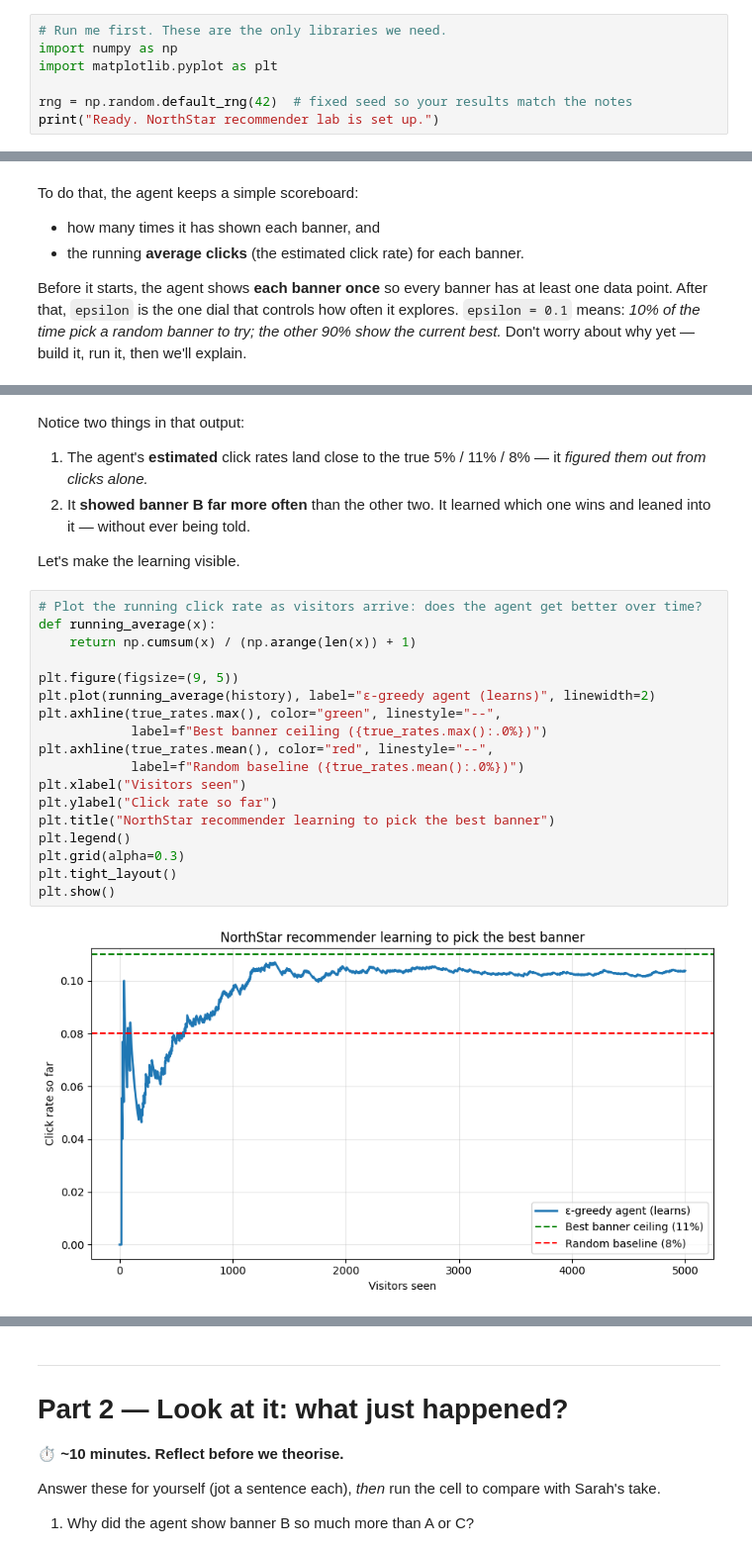
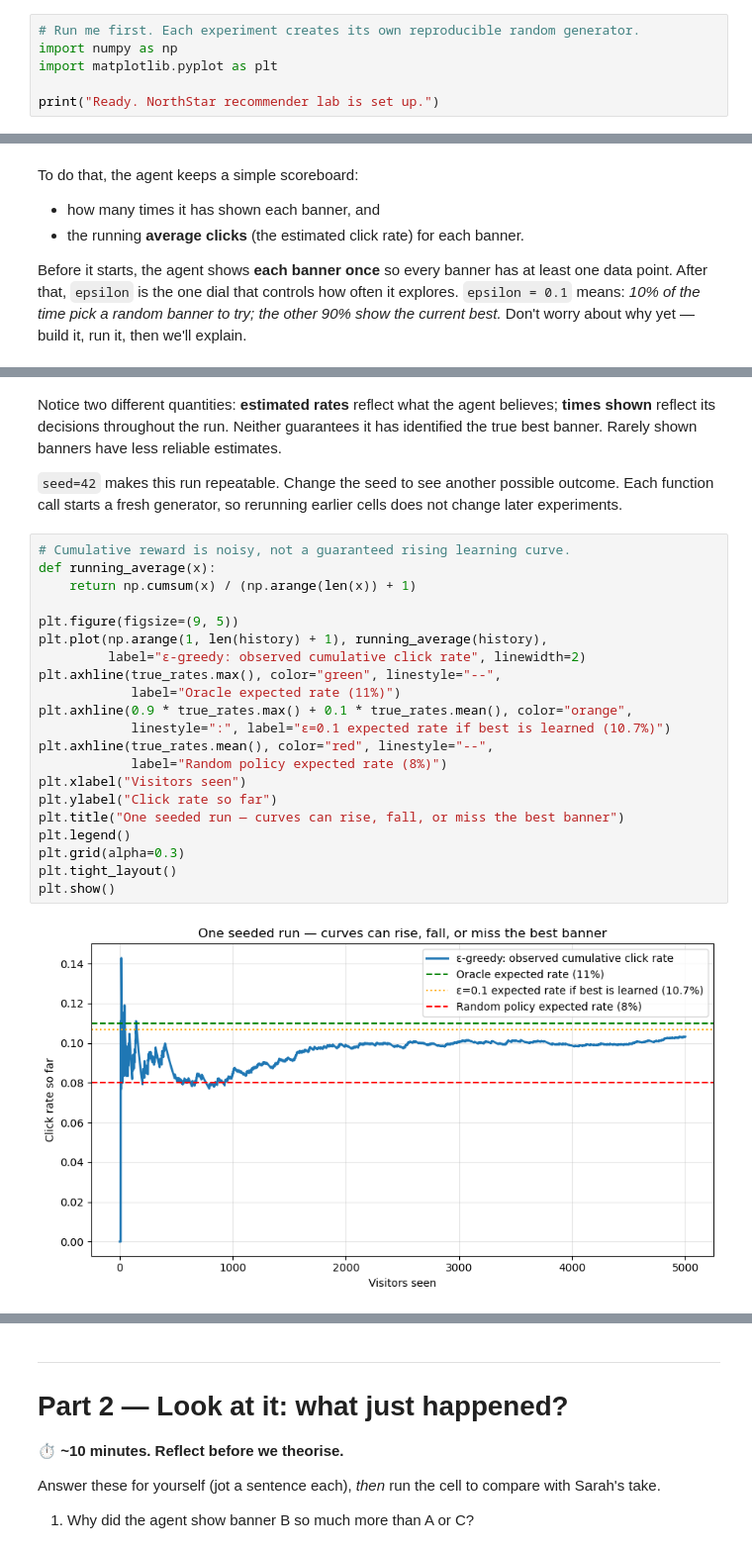
Before and after one commit to flexfengfeng/L11-reinforcement-learning, a Jupyter notebook: notebooks/01_rl_recommender_codealong.ipynb, the cells around one changed output, grey strips where cells are left out. Shown at 99% size. Cells and saved outputs as stored; diff of their text form.

Commit message:
vet for the first round

```diff
--- a/notebooks/01_rl_recommender_codealong.ipynb
+++ b/notebooks/01_rl_recommender_codealong.ipynb
@@ -25,11 +25,10 @@ You will **build a working recommender in Part 1 before we explain a single piec
 
 **What you need:** only `numpy` and `matplotlib`. No special RL libraries, no GPU. Run every cell top to bottom.
 # %%
-# Run me first. These are the only libraries we need.
+# Run me first. Each experiment creates its own reproducible random generator.
 import numpy as np
 import matplotlib.pyplot as plt
 
-rng = np.random.default_rng(42)  # fixed seed so your results match the notes
 print("Ready. NorthStar recommender lab is set up.")
 # %% [output]
 Ready. NorthStar recommender lab is set up.
@@ -157,28 +170,28 @@ Random baseline was ~8.00%.  Did the agent beat it?
 # %% [markdown]
-Notice two things in that output:
+Notice two different quantities: **estimated rates** reflect what the agent believes; **times shown** reflect its decisions throughout the run. Neither guarantees it has identified the true best banner. Rarely shown banners have less reliable estimates.
 
-1. The agent's **estimated** click rates land close to the true 5% / 11% / 8% — it *figured them out from clicks alone.*
-2. It **showed banner B far more often** than the other two. It learned which one wins and leaned into it — without ever being told.
-
-Let's make the learning visible.
+`seed=42` makes this run repeatable. Change the seed to see another possible outcome. Each function call starts a fresh generator, so rerunning earlier cells does not change later experiments.
 # %%
-# Plot the running click rate as visitors arrive: does the agent get better over time?
+# Cumulative reward is noisy, not a guaranteed rising learning curve.
 def running_average(x):
     return np.cumsum(x) / (np.arange(len(x)) + 1)
 
 plt.figure(figsize=(9, 5))
-plt.plot(running_average(history), label="ε-greedy agent (learns)", linewidth=2)
+plt.plot(np.arange(1, len(history) + 1), running_average(history),
+         label="ε-greedy: observed cumulative click rate", linewidth=2)
 plt.axhline(true_rates.max(), color="green", linestyle="--",
-            label=f"Best banner ceiling ({true_rates.max():.0%})")
+            label="Oracle expected rate (11%)")
+plt.axhline(0.9 * true_rates.max() + 0.1 * true_rates.mean(), color="orange",
+            linestyle=":", label="ε=0.1 expected rate if best is learned (10.7%)")
 plt.axhline(true_rates.mean(), color="red", linestyle="--",
-            label=f"Random baseline ({true_rates.mean():.0%})")
+            label="Random policy expected rate (8%)")
 plt.xlabel("Visitors seen")
 plt.ylabel("Click rate so far")
-plt.title("NorthStar recommender learning to pick the best banner")
+plt.title("One seeded run — curves can rise, fall, or miss the best banner")
 plt.legend()
 plt.grid(alpha=0.3)
 plt.tight_layout()
 plt.show()
 # %% [output]
-[figure, old version]
+[figure, new version]
 # %% [markdown]
```
Also changed, not shown: parts of 15 cells of this notebook, 8 other files.
